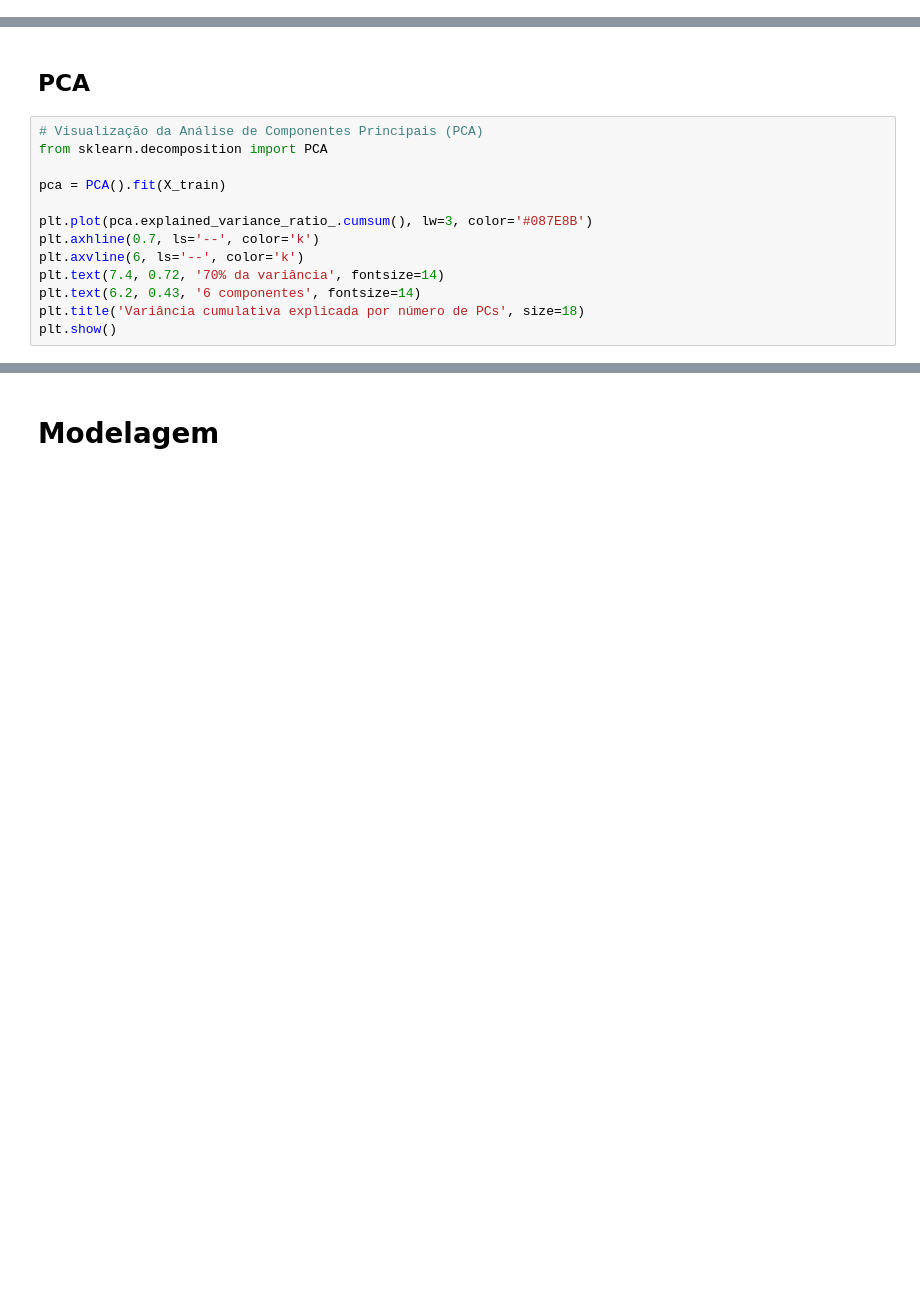
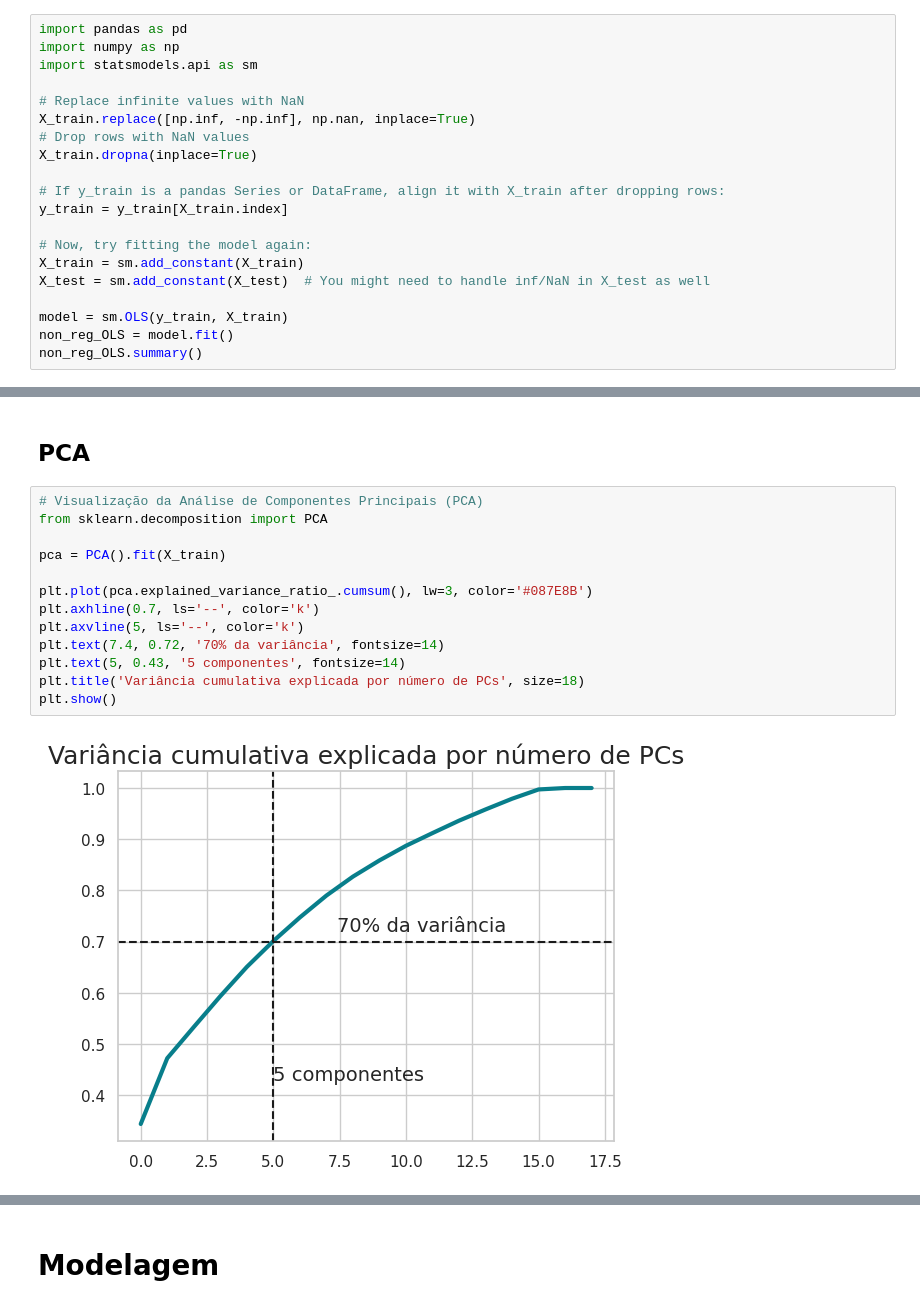
Before and after one commit to lpoggetto/aulas_machine_learning_FIAP, a Jupyter notebook: trabalho_final/trabalho_final_ml.ipynb, the cells around one changed output, grey strips where cells are left out. Drawn from its saved outputs; the diff is of its cells as text; blank space fills up the shorter version.

```diff
--- a/trabalho_final/trabalho_final_ml.ipynb
+++ b/trabalho_final/trabalho_final_ml.ipynb
@@ -670,0 +663,20 @@ MissingDataError: exog contains inf or nans
+# %%
+import pandas as pd
+import numpy as np
+import statsmodels.api as sm
+
+# Replace infinite values with NaN
+X_train.replace([np.inf, -np.inf], np.nan, inplace=True)
+# Drop rows with NaN values
+X_train.dropna(inplace=True)
+
+# If y_train is a pandas Series or DataFrame, align it with X_train after dropping rows:
+y_train = y_train[X_train.index]
+
+# Now, try fitting the model again:
+X_train = sm.add_constant(X_train)
+X_test = sm.add_constant(X_test)  # You might need to handle inf/NaN in X_test as well
+
+model = sm.OLS(y_train, X_train)
+non_reg_OLS = model.fit()
+non_reg_OLS.summary()
@@ -702,15 +767,17 @@ plt.xticks(fontsize=19);
 # %%
 # Visualização da Análise de Componentes Principais (PCA)
 from sklearn.decomposition import PCA
 
 pca = PCA().fit(X_train)
 
 plt.plot(pca.explained_variance_ratio_.cumsum(), lw=3, color='#087E8B')
 plt.axhline(0.7, ls='--', color='k')
-plt.axvline(6, ls='--', color='k')
+plt.axvline(5, ls='--', color='k')
 plt.text(7.4, 0.72, '70% da variância', fontsize=14)
-plt.text(6.2, 0.43, '6 componentes', fontsize=14)
+plt.text(5, 0.43, '5 componentes', fontsize=14)
 plt.title('Variância cumulativa explicada por número de PCs', size=18)
 plt.show()
+# %% [output]
+[figure, added]
 # %%
 print('Número de componentes principais para explicar pelo menos 70% da variância: {}'.format(np.argmax(pca.explained_variance_ratio_.cumsum() > 0.7)))
```
Also changed, not shown: parts of 44 cells of this notebook.
